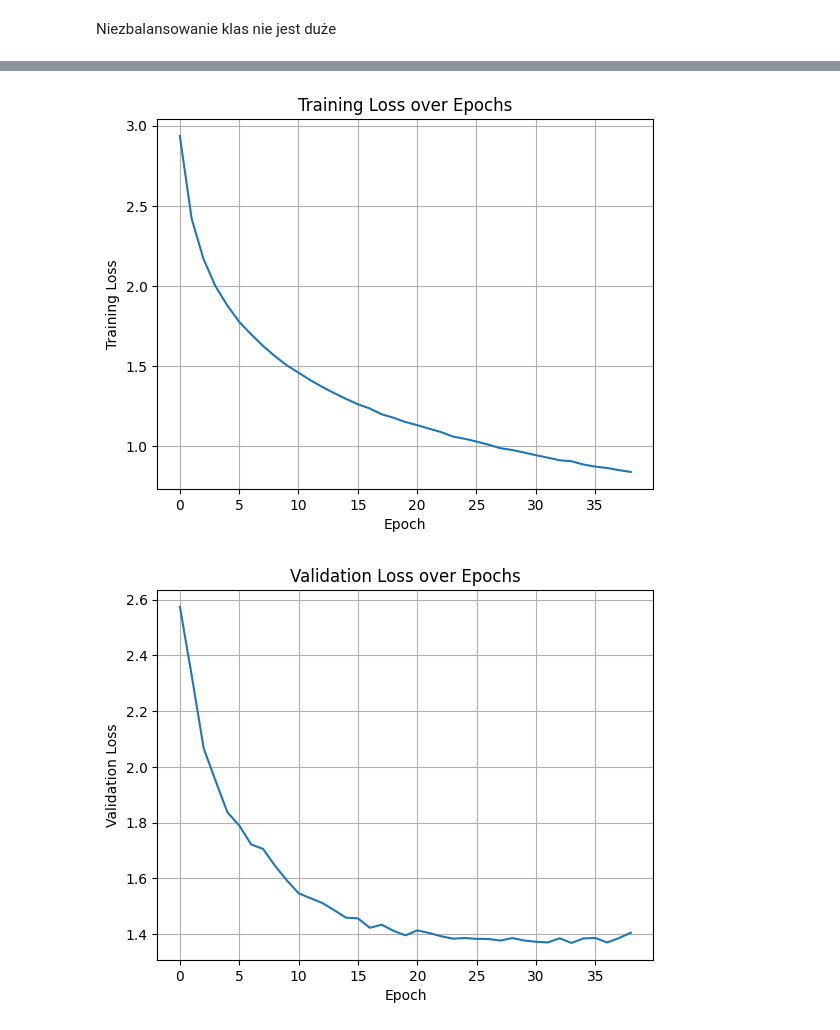
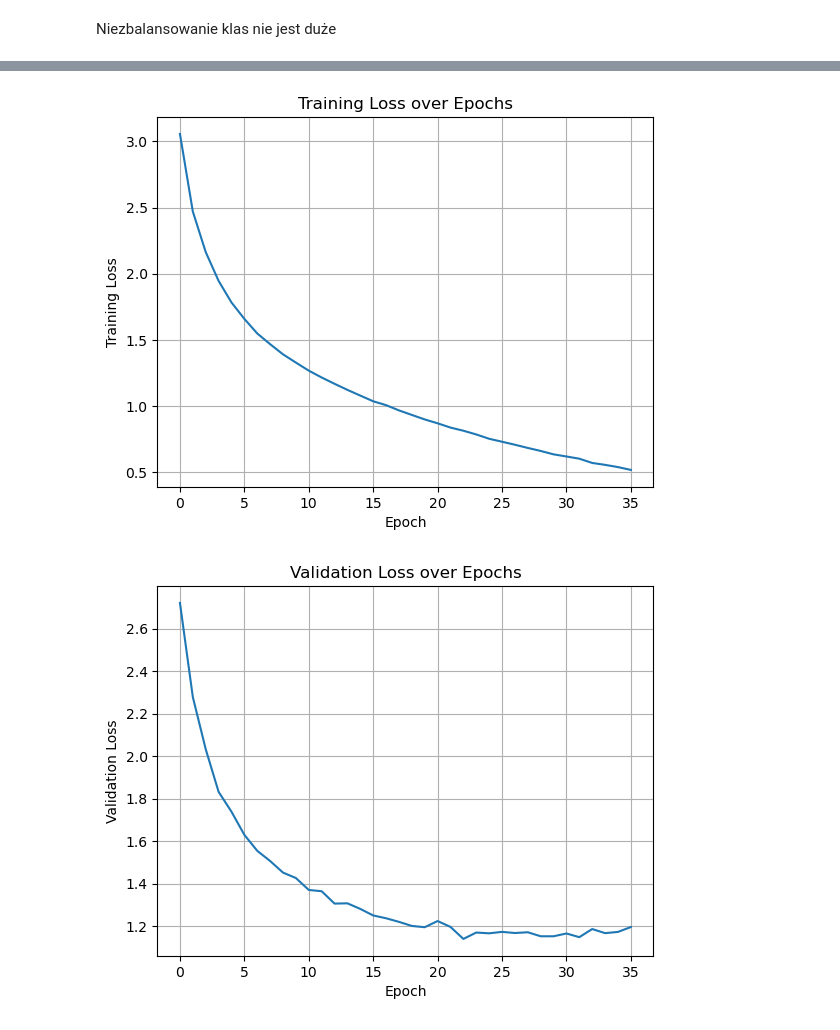
Before and after one commit to kam45x/SSNE_25L, a Jupyter notebook: Z3/image_classifier.ipynb, the cells around one changed output, grey strips where cells are left out. Cells and saved outputs as stored; diff of their text form; code cells hidden in the pictures.

```diff
--- a/Z3/image_classifier.ipynb
+++ b/Z3/image_classifier.ipynb
@@ -63,10 +63,10 @@ test_data = torch.utils.data.Subset(full_dataset_clean, val_idx)
 
 # Create data loaders
 train_loader = torch.utils.data.DataLoader(
-    train_data, batch_size=batch_size, shuffle=True
+    train_data, batch_size=batch_size, shuffle=True, num_workers=4
 )
 test_loader = torch.utils.data.DataLoader(
-    test_data, batch_size=batch_size, shuffle=False
+    test_data, batch_size=batch_size, shuffle=False, num_workers=4
 )
 # validation_loader = torch.utils.data.DataLoader(
 #     val_data, batch_size=batch_size, shuffle=False
@@ -216,9 +242,9 @@ params_sum
 import torch.optim as optim
 
 criterion = nn.CrossEntropyLoss()
-optimizer = optim.Adam(net.parameters(), lr=0.001)
+optimizer = optim.Adam(net.parameters(), lr=0.0001)
 # %%
-max_num_epochs = 40
+max_num_epochs = 50
 patience = 5
 
 validation_losses = []
@@ -324,3 +350,3 @@ Early stopping at epoch 39
 Finished Training
-[figure, old version]
+[figure, new version]
-[figure, old version]
+[figure, new version]
```
Also changed, not shown: parts of 11 cells of this notebook, 2 other files.
